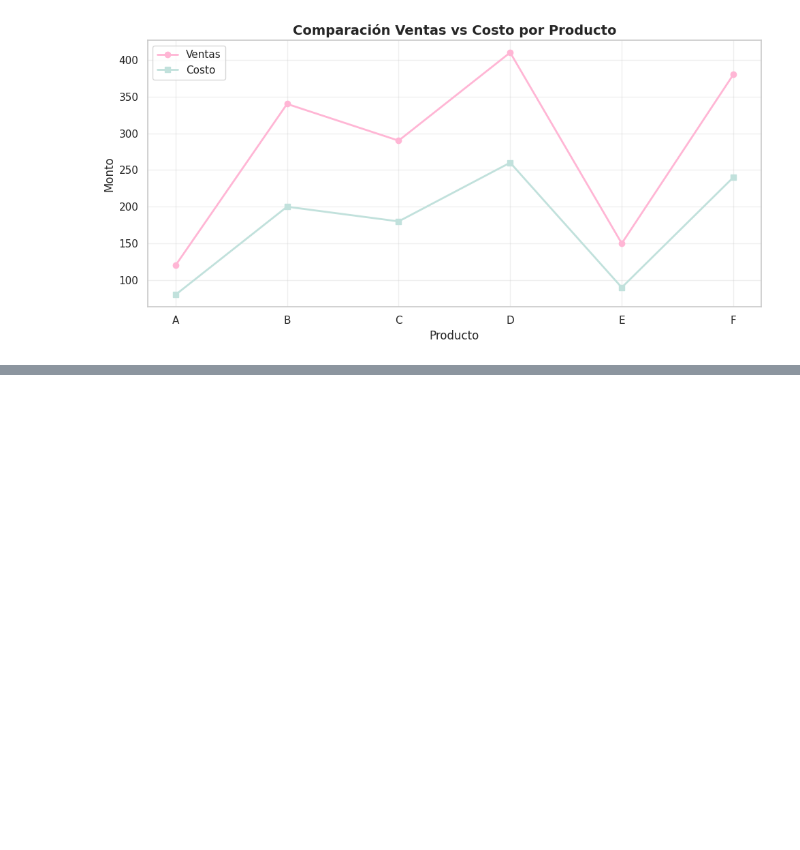
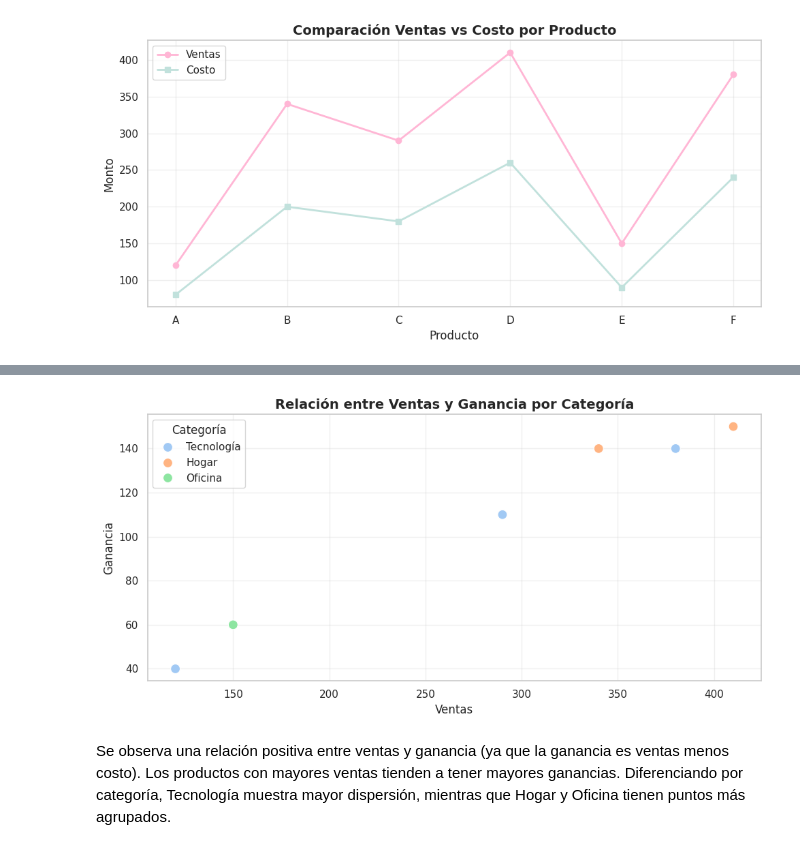
Before and after one commit to sofia-quintero/Parcial-1, a Jupyter notebook: parcial_1.ipynb, the cells around one changed output, grey strips where cells are left out. Saved outputs shown, nothing was run; the diff lists cells and outputs as text; code cells hidden in the pictures; blank space fills up the shorter version.

```diff
--- a/parcial_1.ipynb
+++ b/parcial_1.ipynb
@@ -212,0 +233,15 @@ Tendencia: Las ventas siempre son mayores que los costos, lo que demuestra que t
+# %%
+# Scatterplot entre Ventas y Ganancia, diferenciando por categoría
+plt.figure(figsize=(10,5))
+sns.scatterplot(x='Ventas', y='Ganancia', hue='Categoria', data=df, palette='pastel', s=100)
+plt.title('Relación entre Ventas y Ganancia por Categoría', fontsize=14, fontweight='bold')
+plt.xlabel('Ventas')
+plt.ylabel('Ganancia')
+plt.legend(title='Categoría')
+plt.grid(True, alpha=0.3)
+plt.tight_layout()
+plt.show()
+# %% [output]
+[figure, added]
+# %% [markdown]
+Se observa una relación positiva entre ventas y ganancia (ya que la ganancia es ventas menos costo). Los productos con mayores ventas tienden a tener mayores ganancias. Diferenciando por categoría, Tecnología muestra mayor dispersión, mientras que Hogar y Oficina tienen puntos más agrupados.
```
Also changed, not shown: parts of 10 cells of this notebook, 1 other file.
